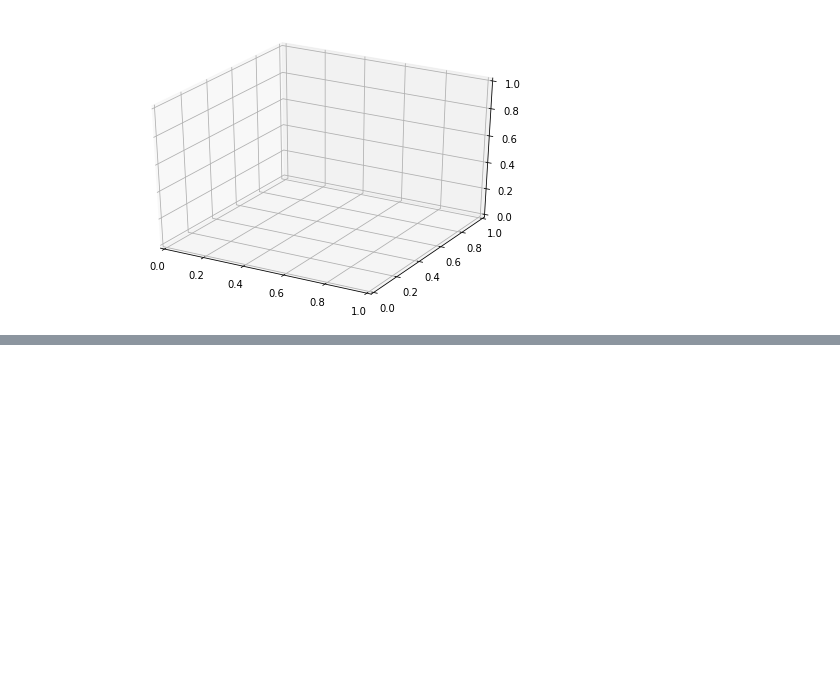
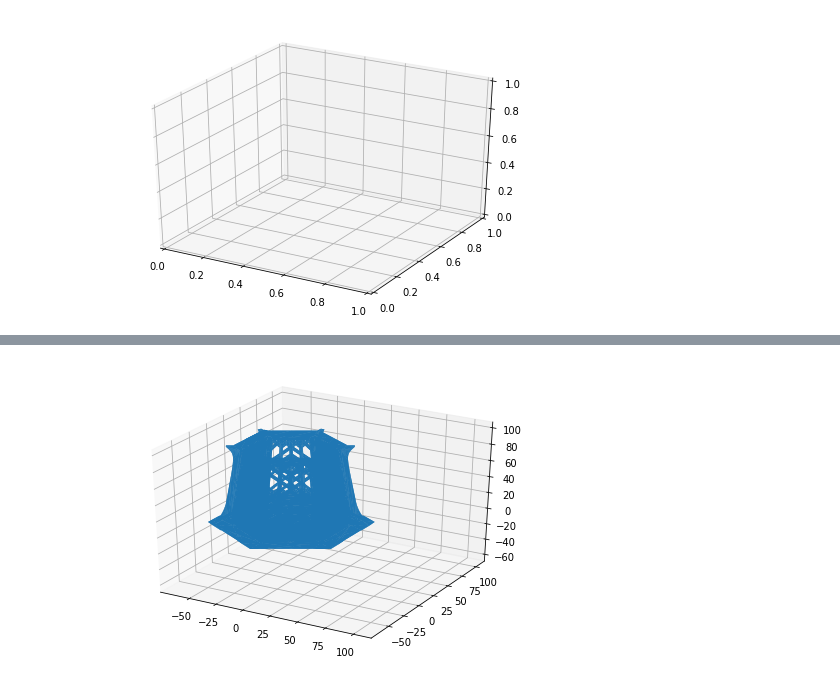
Before and after one commit to Zi-angZhang/my_website, a Jupyter notebook: projects/3dModel/python_stl_viewer.ipynb, the cells around one changed output, grey strips where cells are left out. Saved outputs shown, nothing was run; the diff lists cells and outputs as text; code cells hidden in the pictures; blank space fills up the shorter version.

```diff
--- a/projects/3dModel/python_stl_viewer.ipynb
+++ b/projects/3dModel/python_stl_viewer.ipynb
@@ -21,7 +21,7 @@ from mpl_toolkits import mplot3d
 # %%
 from stl import mesh
 # %%
-figure = pyplot.figure()
+figure = plt.figure()
 axes = mplot3d.Axes3D(figure)
 # %% [output]
 [figure]
@@ -39,0 +36,4 @@ pyplot.show()
+# %%
+figure
+# %% [output]
+[figure, added]
```
Also changed, not shown: parts of 3 cells of this notebook.
